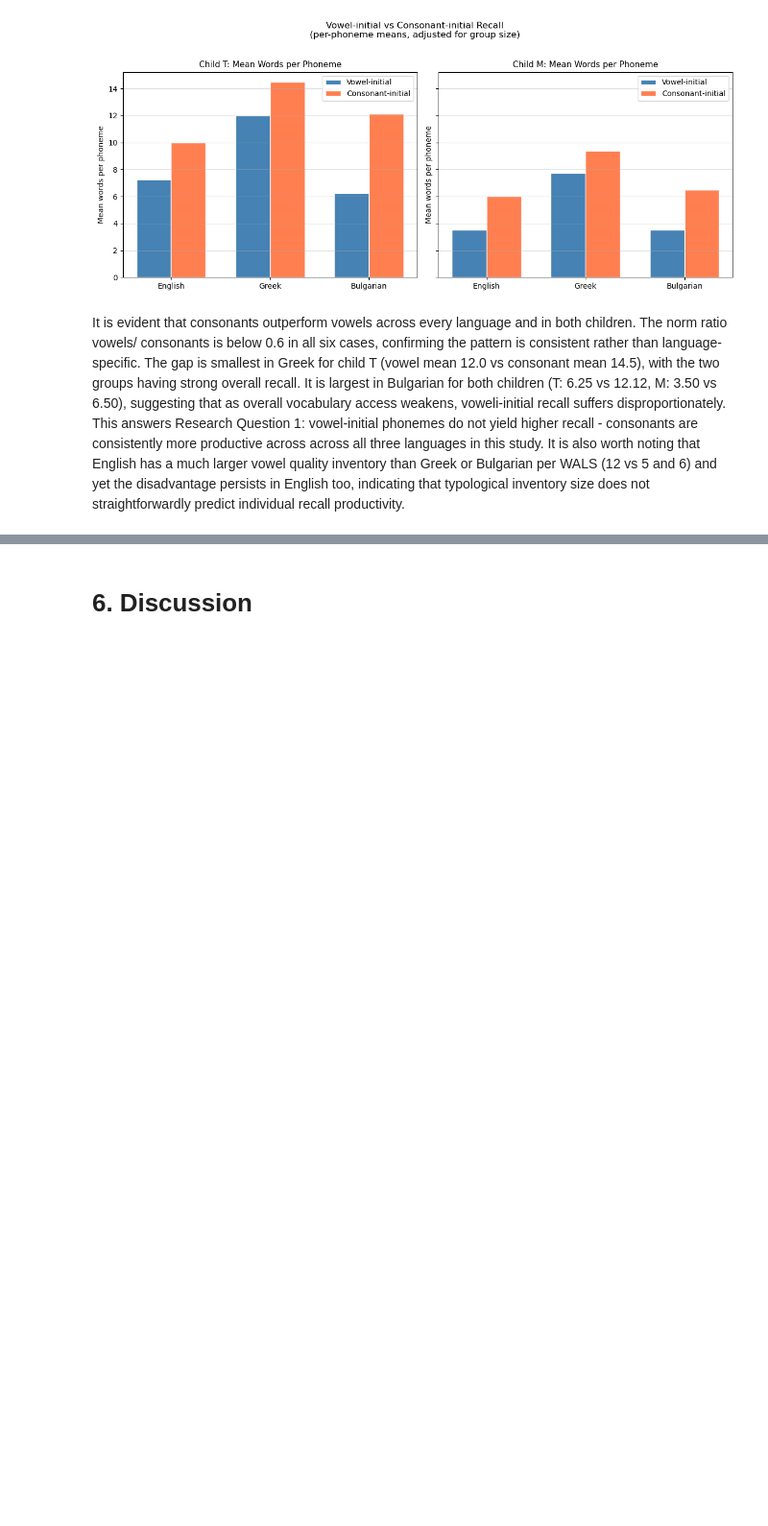
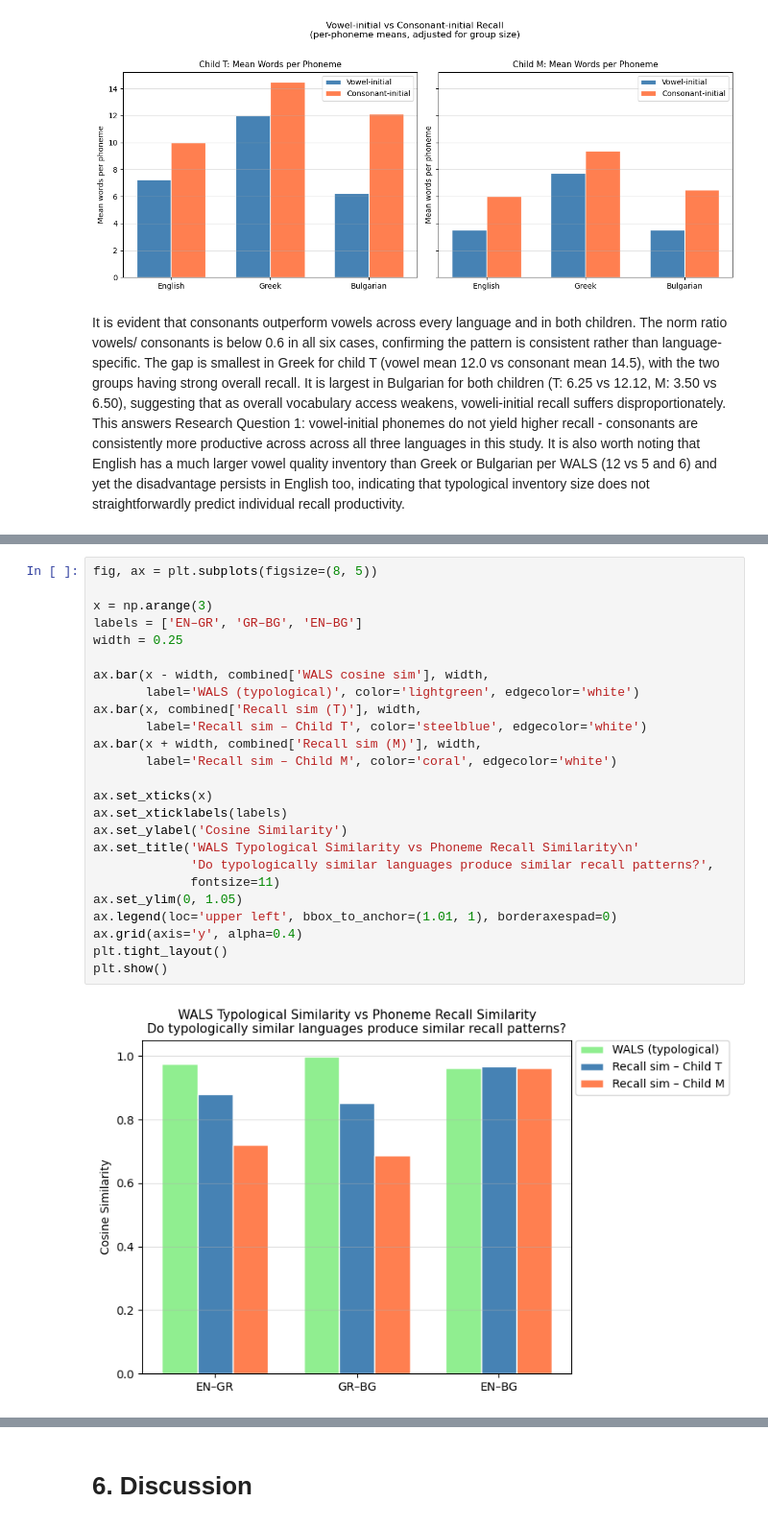
Before and after one commit to Slavena1/SoftUni-Math-for-Devs-Final-Project, a Jupyter notebook: SlavenaProject.ipynb, the cells around one changed output, grey strips where cells are left out. Shown at 96% size. Drawn from its saved outputs; the diff is of its cells as text; blank space fills up the shorter version.

```diff
--- a/SlavenaProject.ipynb
+++ b/SlavenaProject.ipynb
@@ -884,0 +922,27 @@ It is evident that consonants outperform vowels across every language and in bot
+# %%
+fig, ax = plt.subplots(figsize=(8, 5))
+
+x = np.arange(3)
+labels = ['EN–GR', 'GR–BG', 'EN–BG']
+width = 0.25
+
+ax.bar(x - width, combined['WALS cosine sim'], width,
+       label='WALS (typological)', color='lightgreen', edgecolor='white')
+ax.bar(x, combined['Recall sim (T)'], width,
+       label='Recall sim – Child T', color='steelblue', edgecolor='white')
+ax.bar(x + width, combined['Recall sim (M)'], width,
+       label='Recall sim – Child M', color='coral', edgecolor='white')
+
+ax.set_xticks(x)
+ax.set_xticklabels(labels)
+ax.set_ylabel('Cosine Similarity')
+ax.set_title('WALS Typological Similarity vs Phoneme Recall Similarity\n'
+             'Do typologically similar languages produce similar recall patterns?',
+             fontsize=11)
+ax.set_ylim(0, 1.05)
+ax.legend(loc='upper left', bbox_to_anchor=(1.01, 1), borderaxespad=0)
+ax.grid(axis='y', alpha=0.4)
+plt.tight_layout()
+plt.show()
+# %% [output]
+[figure, added]
```
Also changed, not shown: parts of 11 cells of this notebook.
